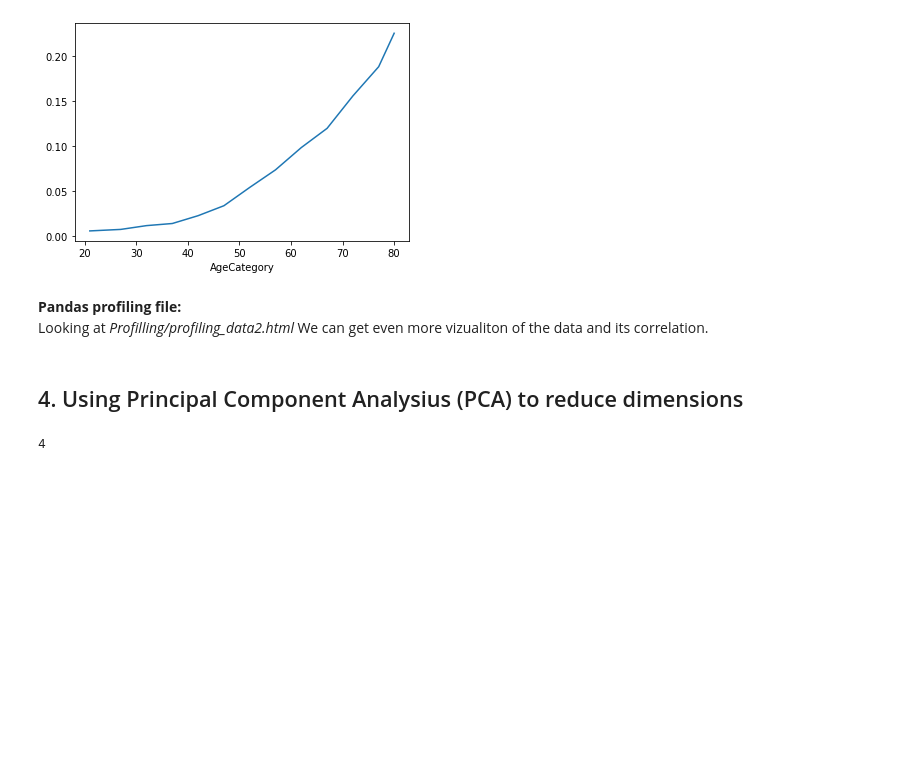
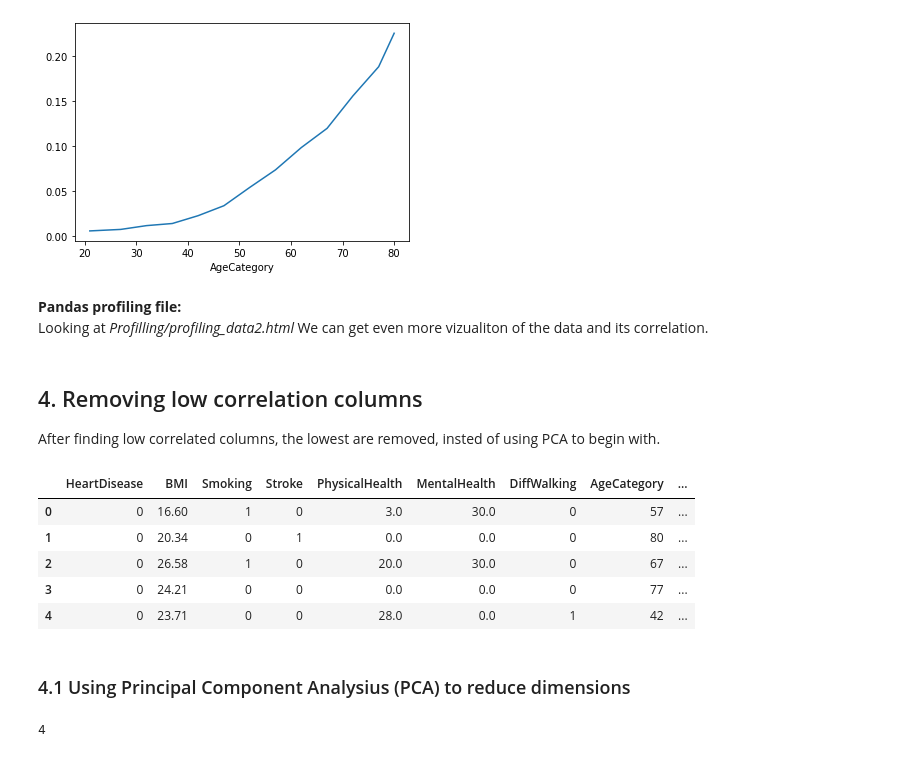
Before and after one commit to SebastianBentley/DSExam2022, a Jupyter notebook: Data2.ipynb, the cells around one changed output. Drawn from its saved outputs; the diff is of its cells as text; code cells hidden in the pictures; blank space fills up the shorter version.

```diff
--- a/Data2.ipynb
+++ b/Data2.ipynb
@@ -230,5 +238,6 @@ This tells us that we a have many younger people, without heart disease, which i
 Looking at *Profilling/profiling_data2.html* We can get even more vizualiton of the data and its correlation.
 # %%
 #pandas_profiling.ProfileReport(p_df).to_file("profilling/profiling_data2.html")
-# %% [markdown]
-## 4. Using Principal Component Analysius (PCA) to reduce dimensions
+# %% [markdown]
+## 4. Removing low correlation columns
+After finding low correlated columns, the lowest are removed, insted of using PCA to begin with.
@@ -235,3 +253,12 @@ Looking at *Profilling/profiling_data2.html* We can get even more vizualiton of
+# %%
+p_df.head()
+# %% [output]
+|  | HeartDisease | BMI | Smoking | Stroke | PhysicalHealth | MentalHealth | DiffWalking | AgeCategory | ... |
+| 0 | 0 | 16.60 | 1 | 0 | 3.0 | 30.0 | 0 | 57 | ... |
+| 1 | 0 | 20.34 | 0 | 1 | 0.0 | 0.0 | 0 | 80 | ... |
+| 2 | 0 | 26.58 | 1 | 0 | 20.0 | 30.0 | 0 | 67 | ... |
+| 3 | 0 | 24.21 | 0 | 0 | 0.0 | 0.0 | 0 | 77 | ... |
+| 4 | 0 | 23.71 | 0 | 0 | 28.0 | 0.0 | 1 | 42 | ... |
 # %%
 #Converting the data into two arrays (with and without target)
 array = p_df.values
@@ -241,5 +268,7 @@ y = array[:, :1]
 #Standard scaling results in a worse score!
 #from sklearn.preprocessing import StandardScaler
 #X = StandardScaler().fit_transform(X)
+# %% [markdown]
+### 4.1 Using Principal Component Analysius (PCA) to reduce dimensions
 # %%
 # To run the model faster, we use dimensional reduction (PCA)
```
Also changed, not shown: parts of 18 cells of this notebook, 2 other files.
